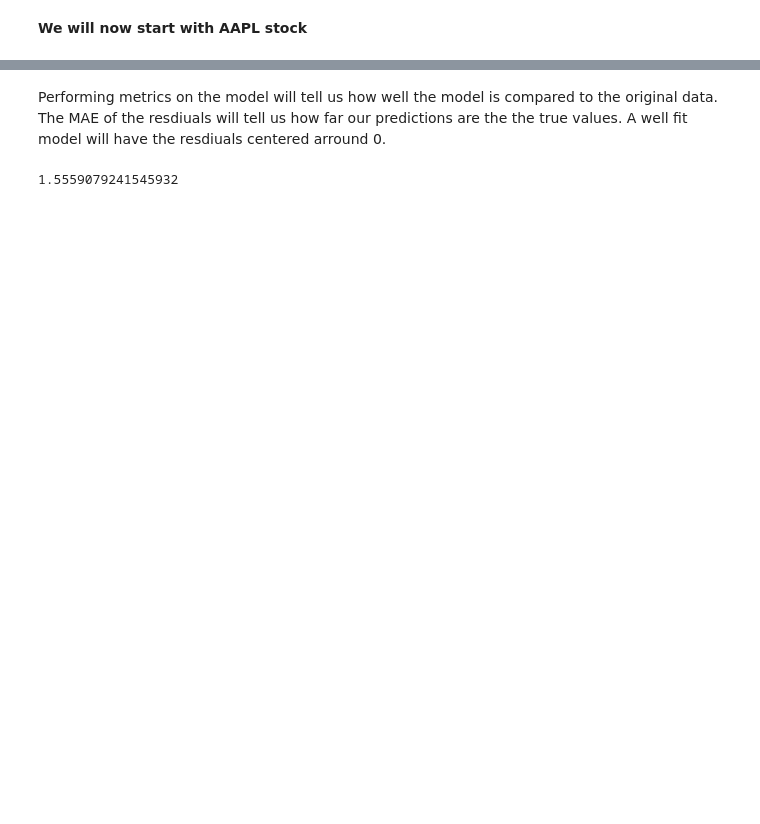
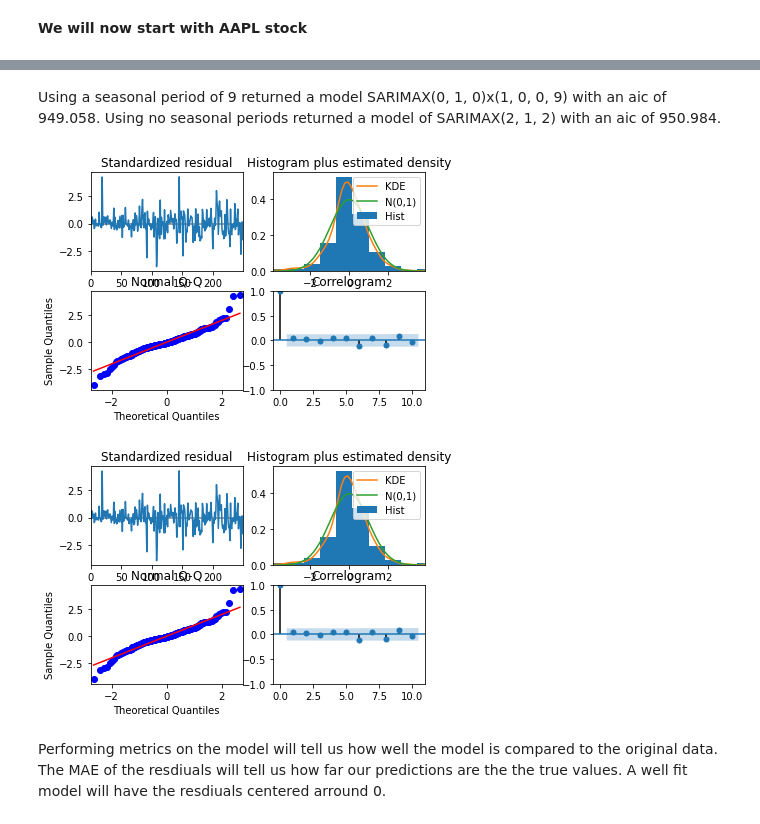
Before and after one commit to jcodedata13/Springboard, a Jupyter notebook: SARIMAX Springboard.ipynb, the cells around one changed output, grey strips where cells are left out. Saved outputs shown, nothing was run; the diff lists cells and outputs as text; code cells hidden in the pictures; blank space fills up the shorter version.

```diff
--- a/SARIMAX Springboard.ipynb
+++ b/SARIMAX Springboard.ipynb
@@ -205,0 +204,2 @@ residuals = results.resid
+# %%
+model_aapl =  pm.auto_arima(dataframes_dict['AAPL']['Adj Close']['2017-01-01':'2017-12-31'],information_criterion='aic',stepwise=False)
@@ -206,8 +230,10 @@ residuals = results.resid
+# %% [markdown]
+Using a seasonal period of 9 returned a model SARIMAX(0, 1, 0)x(1, 0, 0, 9) with an aic of 949.058.
+Using no seasonal periods returned a model of SARIMAX(2, 1, 2) with an aic of 950.984.
+# %%
+model_aapl.plot_diagnostics()
+# %% [output]
+[figure, added]
+[figure, added]
 # %% [markdown]
 Performing metrics on the model will tell us how well the model is compared to the original data. The MAE of the resdiuals will tell us how far our predictions are the the true values. A well fit model will have the resdiuals centered arround 0.
-# %%
-
-from statsmodels.tools.eval_measures import mse,meanabs
-np.mean(np.abs(residuals))
-# %% [output]
-1.5559079241545932
```
Also changed, not shown: parts of 27 cells of this notebook.
